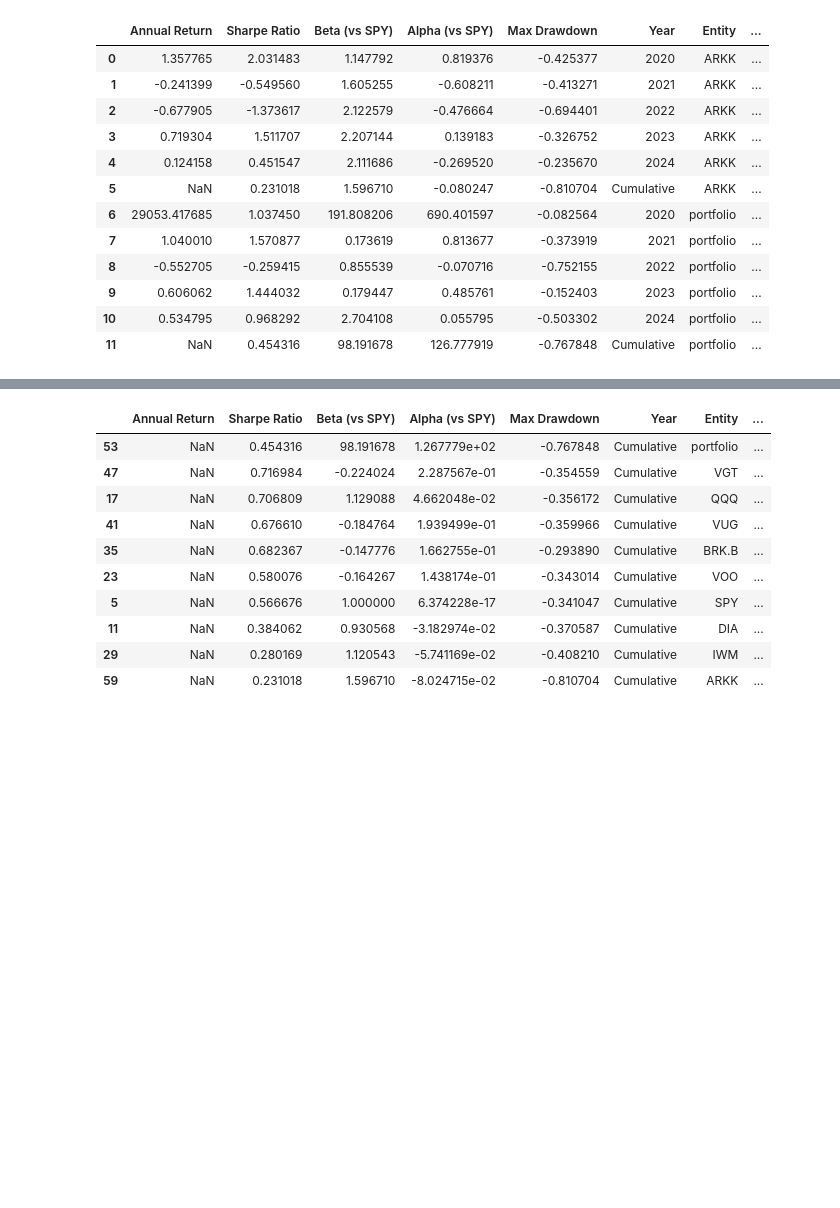
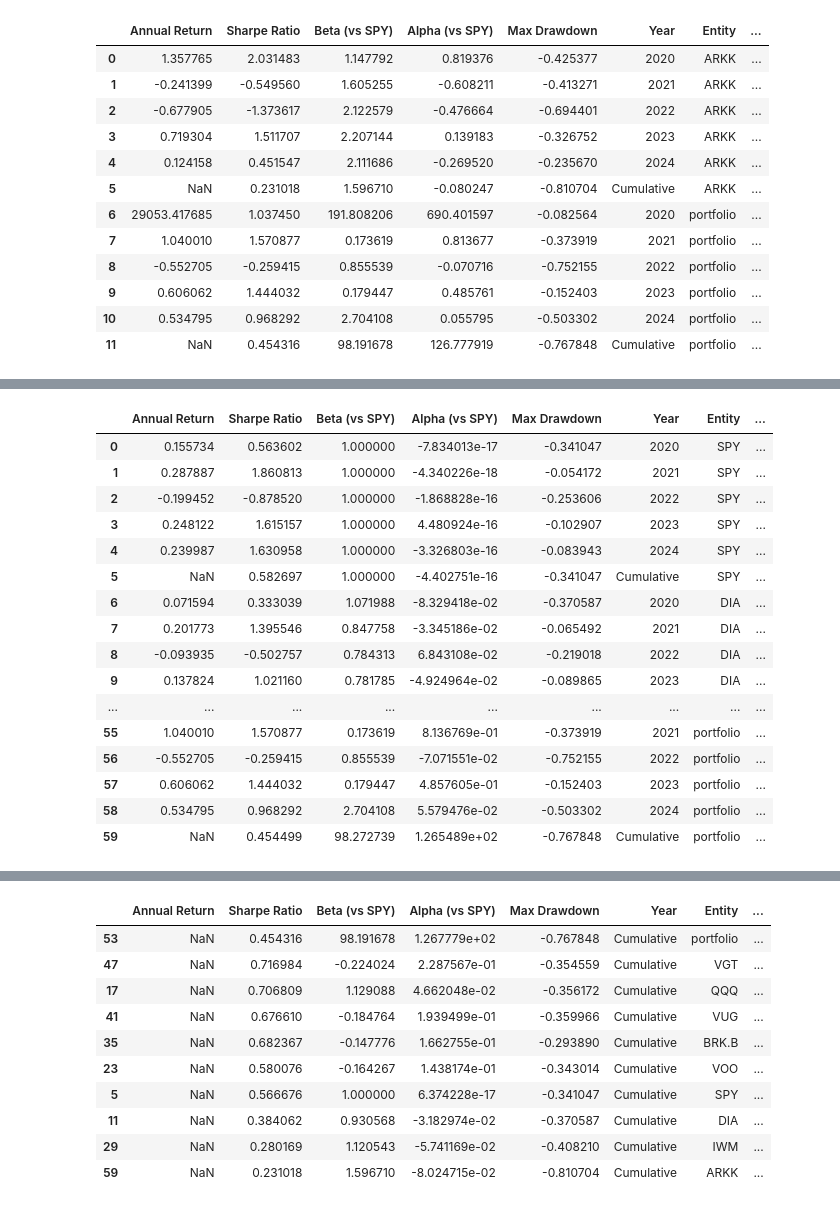
Before and after one commit to Omairss/spectral_nature, a Jupyter notebook: src/rh_perf/src/rh_portfolio_perf.ipynb, the cells around one changed output, grey strips where cells are left out. Drawn from its saved outputs; the diff is of its cells as text; code cells hidden in the pictures; blank space fills up the shorter version.

```diff
--- a/src/rh_perf/src/rh_portfolio_perf.ipynb
+++ b/src/rh_perf/src/rh_portfolio_perf.ipynb
@@ -292,7 +302,7 @@ class PerformanceMetrics:
 ###############################################################################
 #                 MAIN ANALYSIS FUNCTION (BY YEAR + CUMULATIVE)
 ###############################################################################
-def analyze_portfolio_performance(
+def analyze_portfolio_performance_old(
     start_year=2020,
     end_year=2024,
     interval='day',
@@ -686,0 +672,20 @@ fig.show()
+# %%
+results_df
+# %% [output]
+|  | Annual Return | Sharpe Ratio | Beta (vs SPY) | Alpha (vs SPY) | Max Drawdown | Year | Entity | ... |
+| 0 | 0.155734 | 0.563602 | 1.000000 | -7.834013e-17 | -0.341047 | 2020 | SPY | ... |
+| 1 | 0.287887 | 1.860813 | 1.000000 | -4.340226e-18 | -0.054172 | 2021 | SPY | ... |
+| 2 | -0.199452 | -0.878520 | 1.000000 | -1.868828e-16 | -0.253606 | 2022 | SPY | ... |
+| 3 | 0.248122 | 1.615157 | 1.000000 | 4.480924e-16 | -0.102907 | 2023 | SPY | ... |
+| 4 | 0.239987 | 1.630958 | 1.000000 | -3.326803e-16 | -0.083943 | 2024 | SPY | ... |
+| 5 | NaN | 0.582697 | 1.000000 | -4.402751e-16 | -0.341047 | Cumulative | SPY | ... |
+| 6 | 0.071594 | 0.333039 | 1.071988 | -8.329418e-02 | -0.370587 | 2020 | DIA | ... |
+| 7 | 0.201773 | 1.395546 | 0.847758 | -3.345186e-02 | -0.065492 | 2021 | DIA | ... |
+| 8 | -0.093935 | -0.502757 | 0.784313 | 6.843108e-02 | -0.219018 | 2022 | DIA | ... |
+| 9 | 0.137824 | 1.021160 | 0.781785 | -4.924964e-02 | -0.089865 | 2023 | DIA | ... |
+| ... | ... | ... | ... | ... | ... | ... | ... | ... |
+| 55 | 1.040010 | 1.570877 | 0.173619 | 8.136769e-01 | -0.373919 | 2021 | portfolio | ... |
+| 56 | -0.552705 | -0.259415 | 0.855539 | -7.071551e-02 | -0.752155 | 2022 | portfolio | ... |
+| 57 | 0.606062 | 1.444032 | 0.179447 | 4.857605e-01 | -0.152403 | 2023 | portfolio | ... |
+| 58 | 0.534795 | 0.968292 | 2.704108 | 5.579476e-02 | -0.503302 | 2024 | portfolio | ... |
+| 59 | NaN | 0.454499 | 98.272739 | 1.265489e+02 | -0.767848 | Cumulative | portfolio | ... |
```
Also changed, not shown: parts of 5 cells of this notebook, 1 other file.
